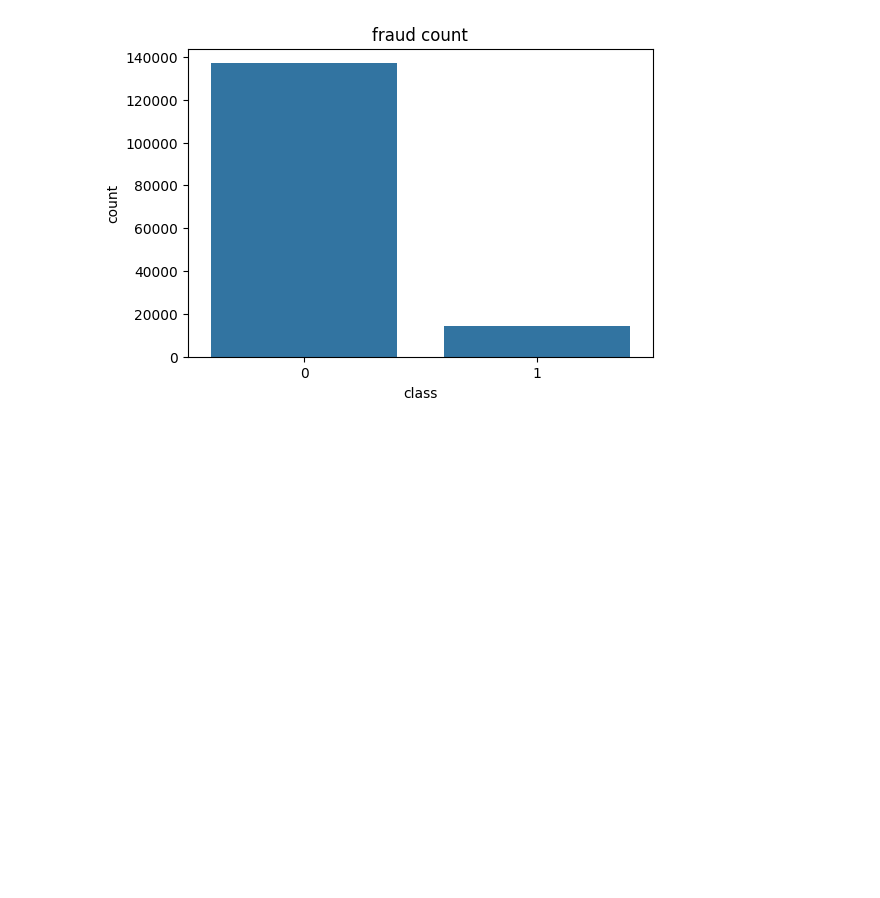
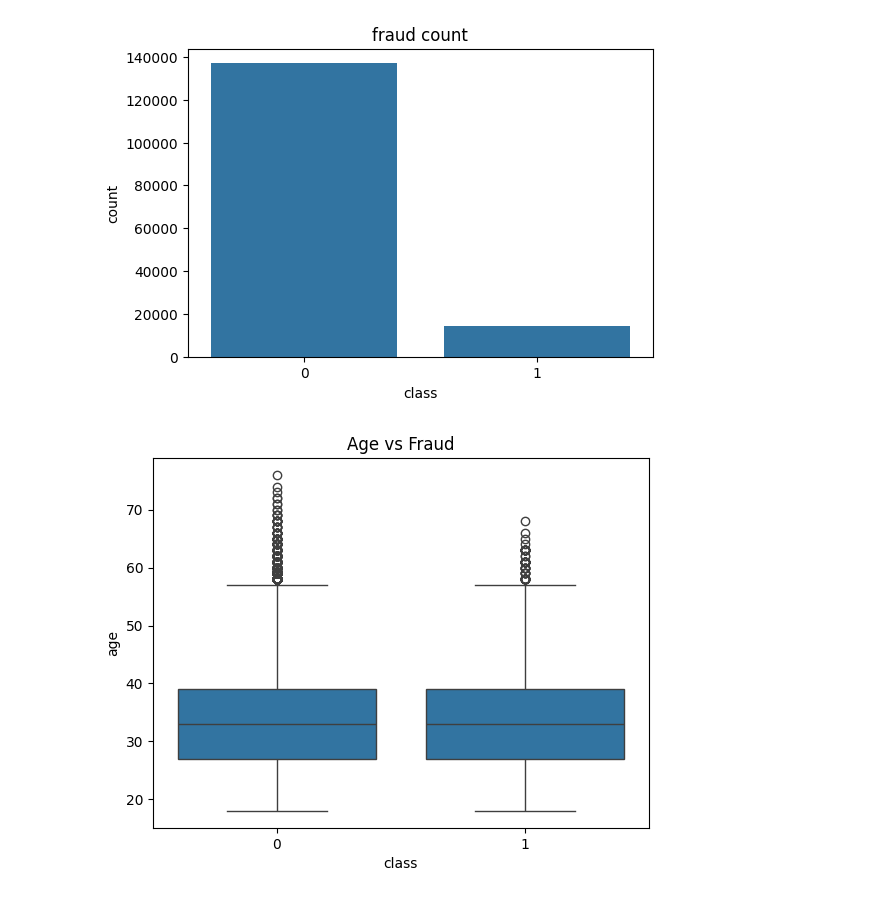
Before and after one commit to Skell30/Fraud-Detection, a Jupyter notebook: notebooks/eda.ipynb, the cells around one changed output. Cells and saved outputs as stored; diff of their text form; code cells hidden in the pictures; blank space fills up the shorter version.

Commit message:
Data enginnering

```diff
--- a/notebooks/eda.ipynb
+++ b/notebooks/eda.ipynb
@@ -34,3 +37,9 @@ plt.title("fraud count")
 plt.show()
 # %% [output]
 [figure]
+# %%
+sns.boxplot(data=fraud, x="class", y='age')
+plt.title("Age vs Fraud")
+plt.show()
+# %% [output]
+[figure, added]
```
Also changed, not shown: parts of 3 cells of this notebook, 1 other file.
